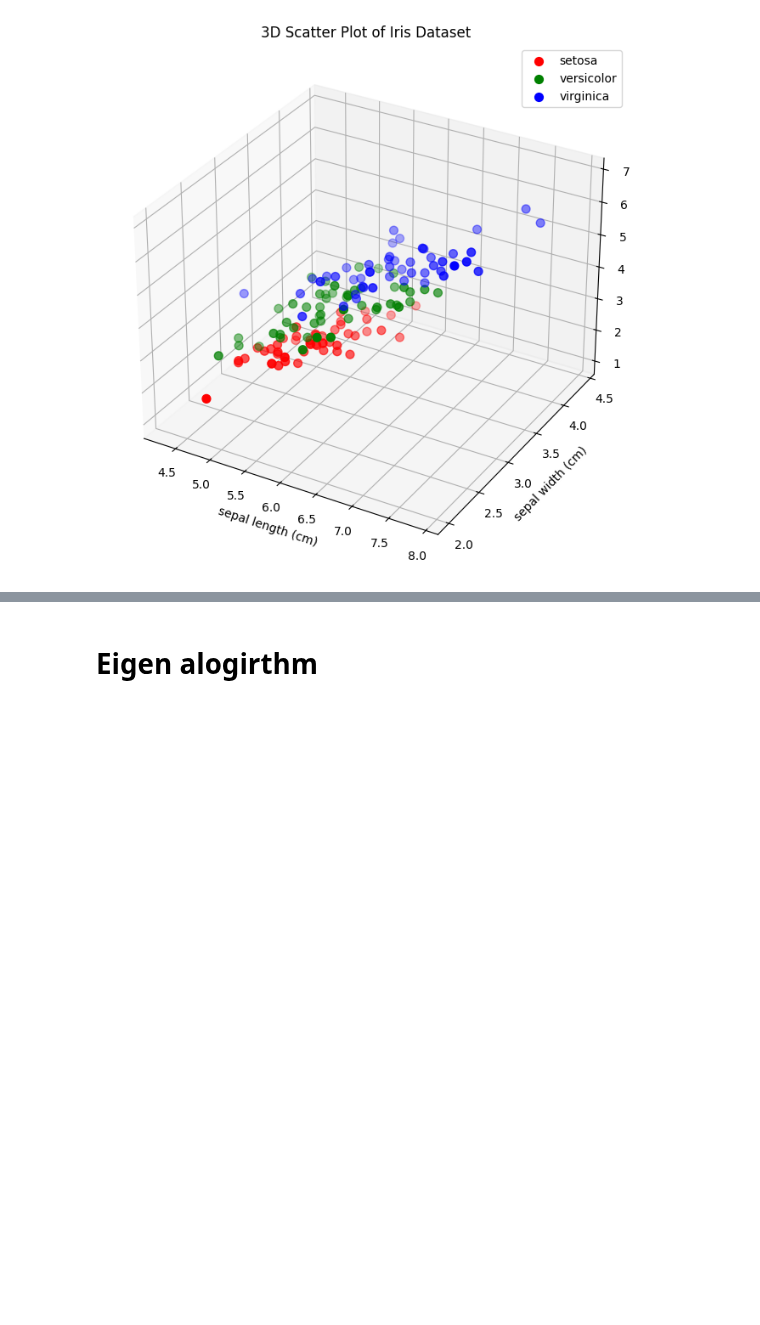
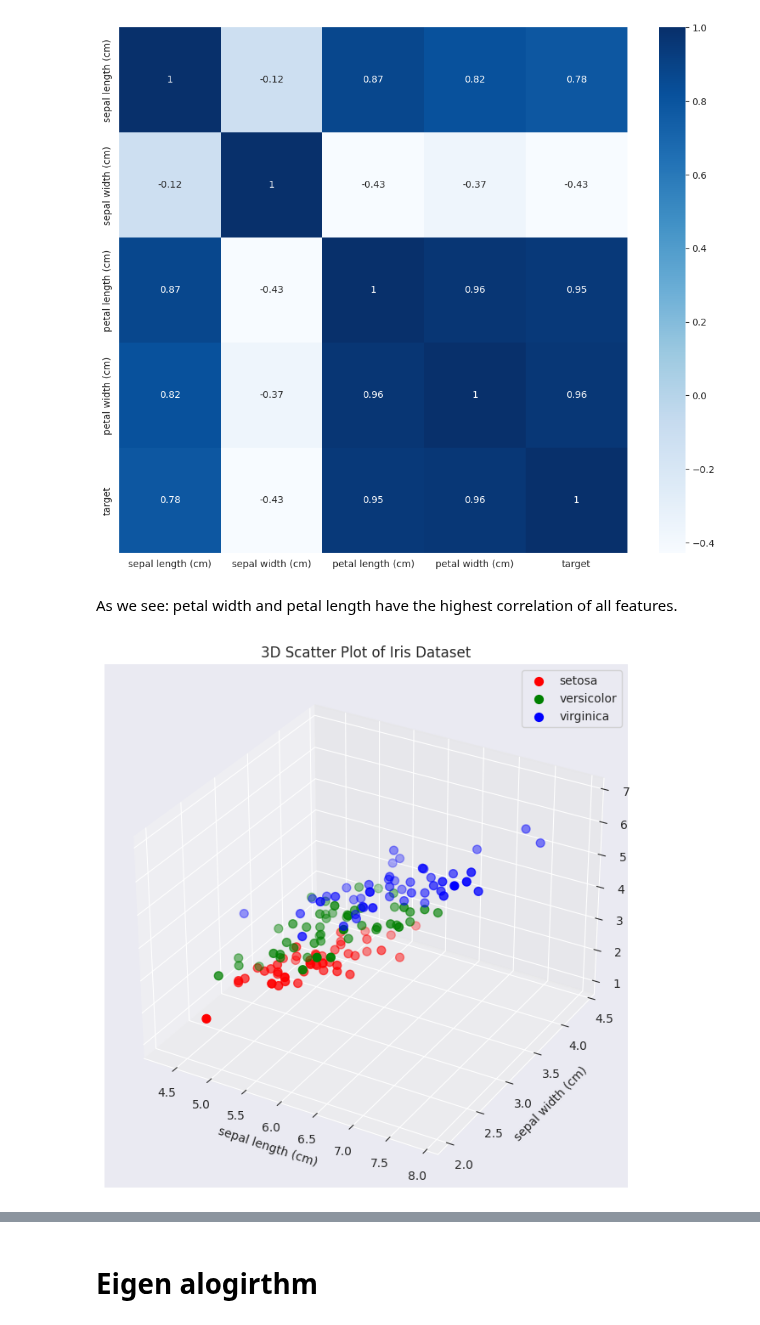
Before and after one commit to ooctavian/sigmoid-tasks, a Jupyter notebook: 04 Principal Component Analysis/main.ipynb, the cells around one changed output, grey strips where cells are left out. Cells and saved outputs as stored; diff of their text form; code cells hidden in the pictures; blank space fills up the shorter version.

```diff
--- a/04 Principal Component Analysis/main.ipynb
+++ b/04 Principal Component Analysis/main.ipynb
@@ -1,21 +63,14 @@
+# %%
+import seaborn as sns
+plt.figure(figsize=(12,10))
+cor = iris_df.corr(numeric_only=False)
+sns.heatmap(cor, annot=True, cmap=plt.cm.Blues)
+plt.show()
+# %% [output]
+[figure, added]
+# %% [markdown]
+As we see: petal width and petal length have the highest correlation of all features.
 # %%
-import numpy as np
-import pandas as pd
-import matplotlib.pyplot as plt
-from mpl_toolkits.mplot3d import Axes3D
-from sklearn.datasets import load_iris
-from sklearn.preprocessing import StandardScaler
-from sklearn.decomposition import PCA
-
-# Load the Iris dataset
-iris = load_iris()
-X = iris.data
-y = iris.target
-
-iris_df = pd.DataFrame(X, columns=iris.feature_names)
-iris_df['target'] = y
-
-# Plotting
 fig = plt.figure(figsize=(10, 8))
 ax = fig.add_subplot(111, projection='3d')
 
@@ -37,4 +92,4 @@ plt.title('3D Scatter Plot of Iris Dataset')
 plt.legend()
 plt.show()
 # %% [output]
-[figure, old version]
+[figure, new version]
```
Also changed, not shown: parts of 26 cells of this notebook, 4 other files.
